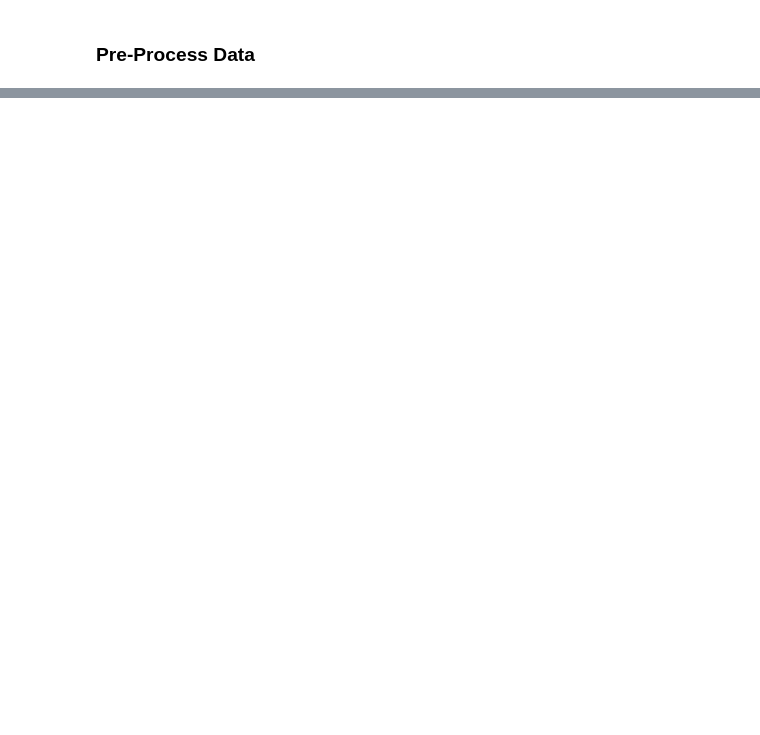
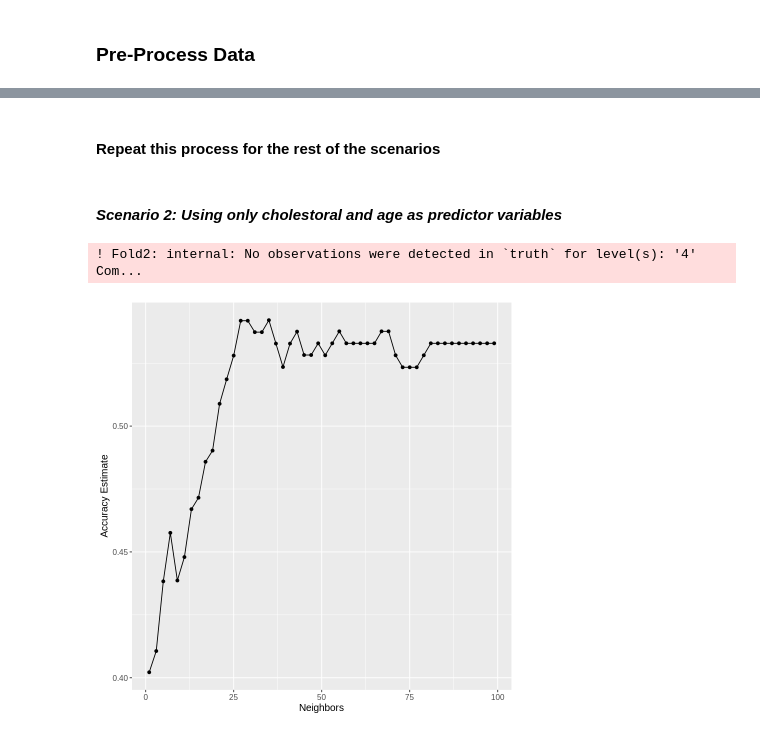
Before and after one commit to Wuliao-mao/DSCI-Project-10, a Jupyter notebook: Final Project.ipynb, the cells around one changed output, grey strips where cells are left out. Cells and saved outputs as stored; diff of their text form; code cells hidden in the pictures; blank space fills up the shorter version.

```diff
--- a/Final Project.ipynb
+++ b/Final Project.ipynb
@@ -810,0 +283,5 @@ Marateb, Hamid Reza, and Sobhan Goudarzi. ‘A Noninvasive Method for Coronary A
+# %%
+heart_vfold <- vfold_cv(patients_train, v=5, strata = num)
+
+#we specified 5 folds instead of 10 for our cross validation as it resulted
+#in a higher accuracy
@@ -810,0 +352,30 @@ Marateb, Hamid Reza, and Sobhan Goudarzi. ‘A Noninvasive Method for Coronary A
+# %% [markdown]
+#### Repeat this process for the rest of the scenarios
+# %% [markdown]
+#### _Scenario 2: Using only cholestoral and age as predictor variables_
+# %%
+heart_recipe_chol_age <- recipe(num ~ chol + age, data = patients_train) %>%
+    step_scale(all_predictors()) %>%
+    step_center(all_predictors())
+
+knn_results_chol_age <- workflow() %>%
+  add_recipe(heart_recipe_chol_age) %>%
+  add_model(knn_tune) %>%
+  tune_grid(resamples = heart_vfold, grid = k_vals) %>%
+  collect_metrics()
+
+accuracies_chol_age <- knn_results_chol_age %>%
+    filter(.metric == "accuracy")
+
+accuracy_vs_k_chol_age <- ggplot(accuracies_chol_age, aes(x = neighbors, y = mean)) +
+  geom_point() +
+  geom_line() +
+  labs(x = "Neighbors", y = "Accuracy Estimate") +
+  ggtitle("Accuracy estimate for K (chol and age)") +
+  theme(text = element_text(size = 12))
+
+accuracy_vs_k_chol_age
+# %% [output]
+! Fold2: internal: No observations were detected in `truth` for level(s): '4'
+Com...
+[figure, added]
```
Also changed, not shown: parts of 129 cells of this notebook.
